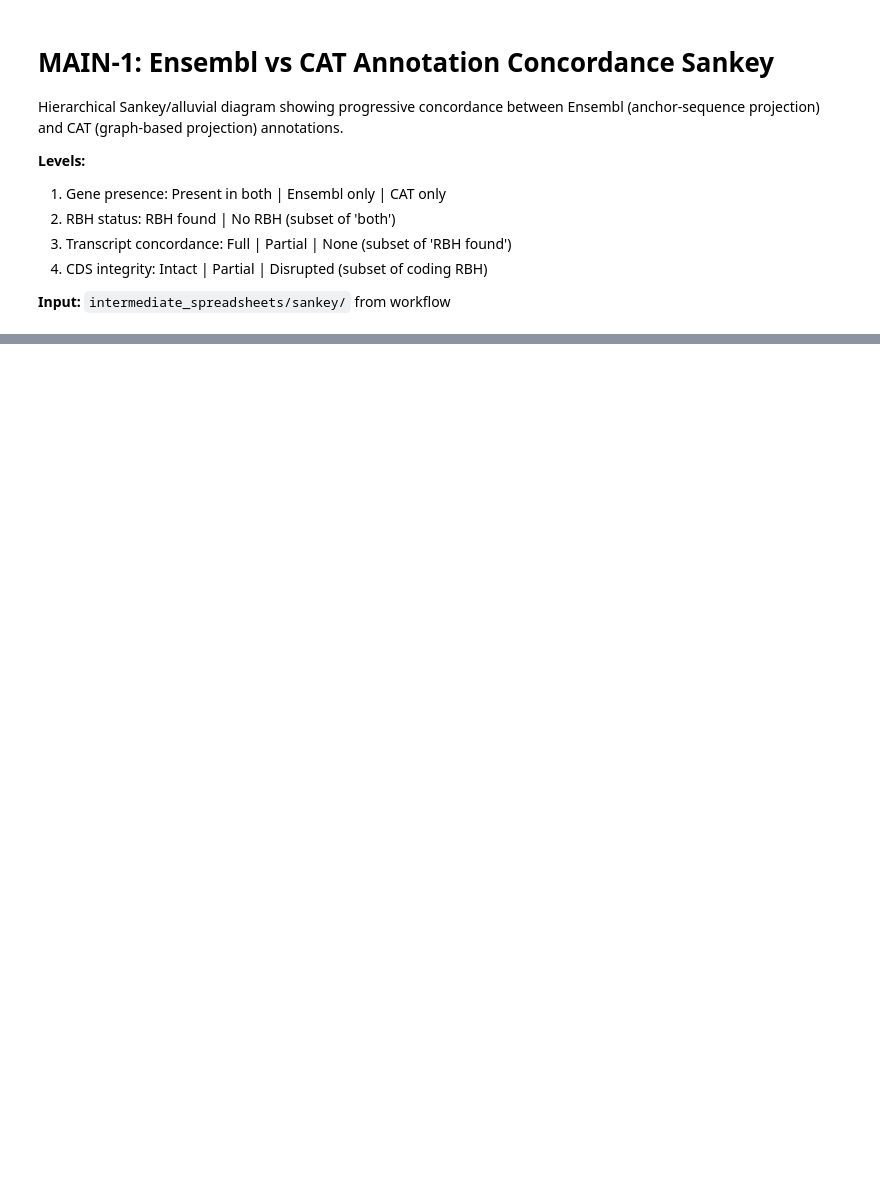
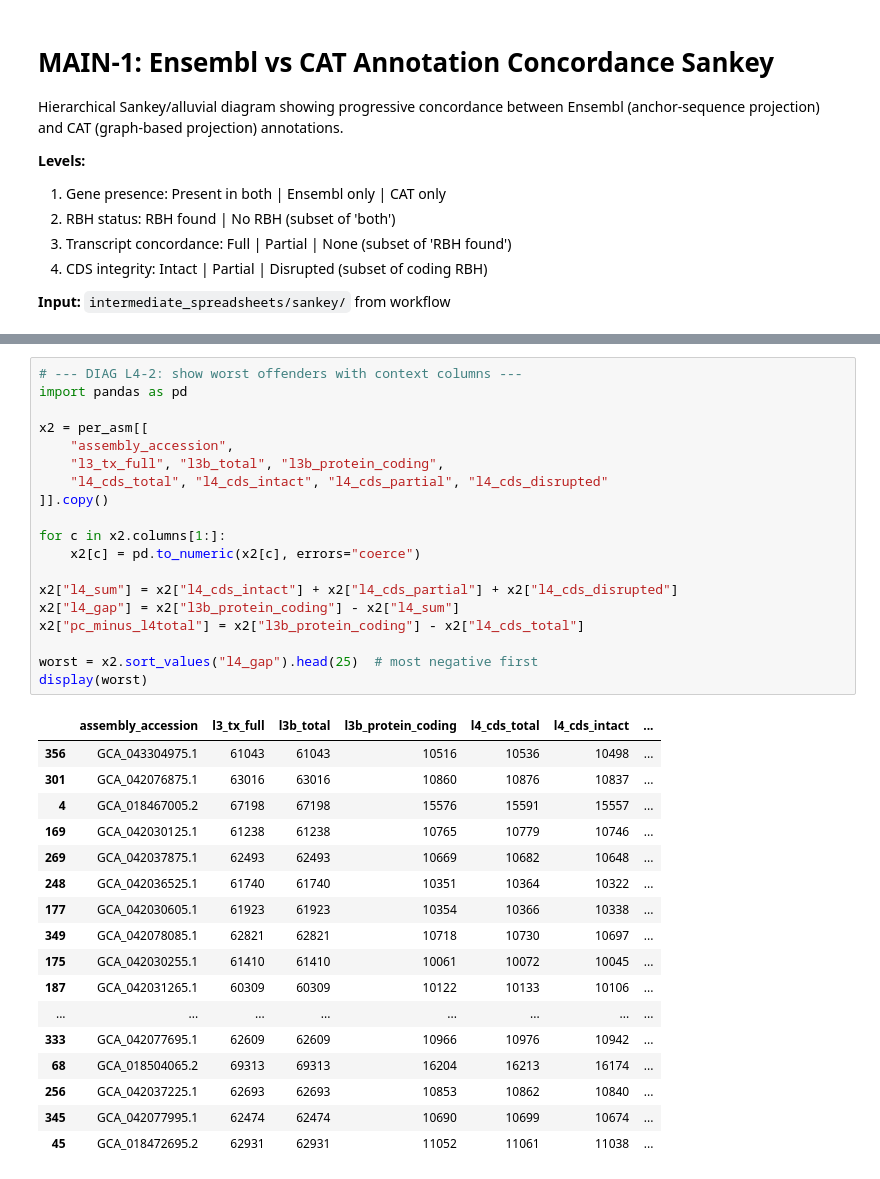
Before and after one commit to Ensembl/hprc-qc, a Jupyter notebook: nextflow/pipelines/ensembl_cat_comparison/notebooks/figure_main1_sankey.ipynb, the cells around one changed output, grey strips where cells are left out. Drawn from its saved outputs; the diff is of its cells as text; blank space fills up the shorter version.

```diff
--- a/nextflow/pipelines/ensembl_cat_comparison/notebooks/figure_main1_sankey.ipynb
+++ b/nextflow/pipelines/ensembl_cat_comparison/notebooks/figure_main1_sankey.ipynb
@@ -308,0 +615,37 @@ plt.show()
+# %%
+# --- DIAG L4-2: show worst offenders with context columns ---
+import pandas as pd
+
+x2 = per_asm[[
+    "assembly_accession",
+    "l3_tx_full", "l3b_total", "l3b_protein_coding",
+    "l4_cds_total", "l4_cds_intact", "l4_cds_partial", "l4_cds_disrupted"
+]].copy()
+
+for c in x2.columns[1:]:
+    x2[c] = pd.to_numeric(x2[c], errors="coerce")
+
+x2["l4_sum"] = x2["l4_cds_intact"] + x2["l4_cds_partial"] + x2["l4_cds_disrupted"]
+x2["l4_gap"] = x2["l3b_protein_coding"] - x2["l4_sum"]
+x2["pc_minus_l4total"] = x2["l3b_protein_coding"] - x2["l4_cds_total"]
+
+worst = x2.sort_values("l4_gap").head(25)  # most negative first
+display(worst)
+# %% [output]
+|  | assembly_accession | l3_tx_full | l3b_total | l3b_protein_coding | l4_cds_total | l4_cds_intact | ... |
+| 356 | GCA_043304975.1 | 61043 | 61043 | 10516 | 10536 | 10498 | ... |
+| 301 | GCA_042076875.1 | 63016 | 63016 | 10860 | 10876 | 10837 | ... |
+| 4 | GCA_018467005.2 | 67198 | 67198 | 15576 | 15591 | 15557 | ... |
+| 169 | GCA_042030125.1 | 61238 | 61238 | 10765 | 10779 | 10746 | ... |
+| 269 | GCA_042037875.1 | 62493 | 62493 | 10669 | 10682 | 10648 | ... |
+| 248 | GCA_042036525.1 | 61740 | 61740 | 10351 | 10364 | 10322 | ... |
+| 177 | GCA_042030605.1 | 61923 | 61923 | 10354 | 10366 | 10338 | ... |
+| 349 | GCA_042078085.1 | 62821 | 62821 | 10718 | 10730 | 10697 | ... |
+| 175 | GCA_042030255.1 | 61410 | 61410 | 10061 | 10072 | 10045 | ... |
+| 187 | GCA_042031265.1 | 60309 | 60309 | 10122 | 10133 | 10106 | ... |
+| ... | ... | ... | ... | ... | ... | ... | ... |
+| 333 | GCA_042077695.1 | 62609 | 62609 | 10966 | 10976 | 10942 | ... |
+| 68 | GCA_018504065.2 | 69313 | 69313 | 16204 | 16213 | 16174 | ... |
+| 256 | GCA_042037225.1 | 62693 | 62693 | 10853 | 10862 | 10840 | ... |
+| 345 | GCA_042077995.1 | 62474 | 62474 | 10690 | 10699 | 10674 | ... |
+| 45 | GCA_018472695.2 | 62931 | 62931 | 11052 | 11061 | 11038 | ... |
```
Also changed, not shown: parts of 14 cells of this notebook, 30 other files.
